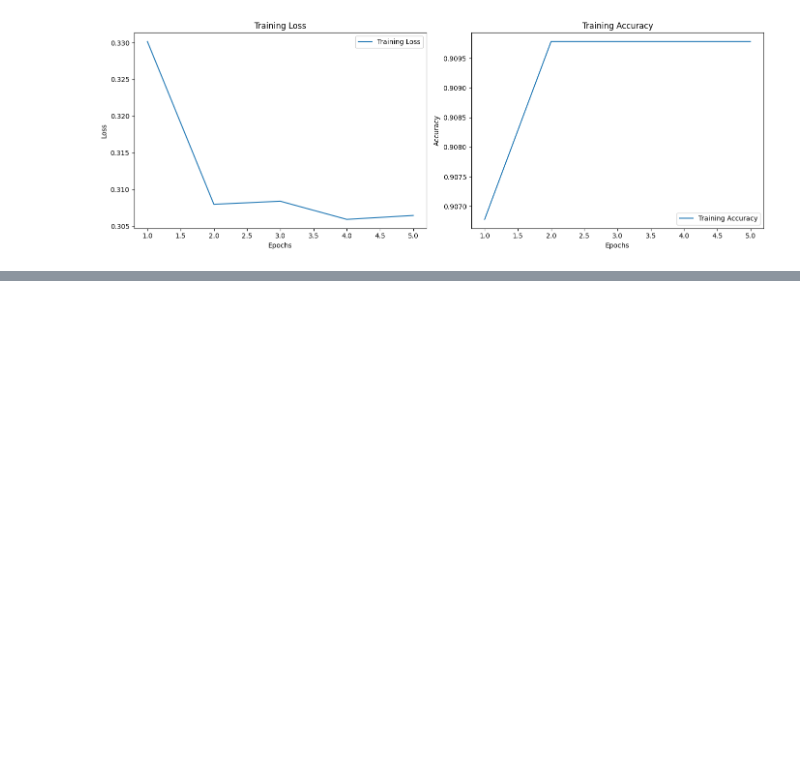
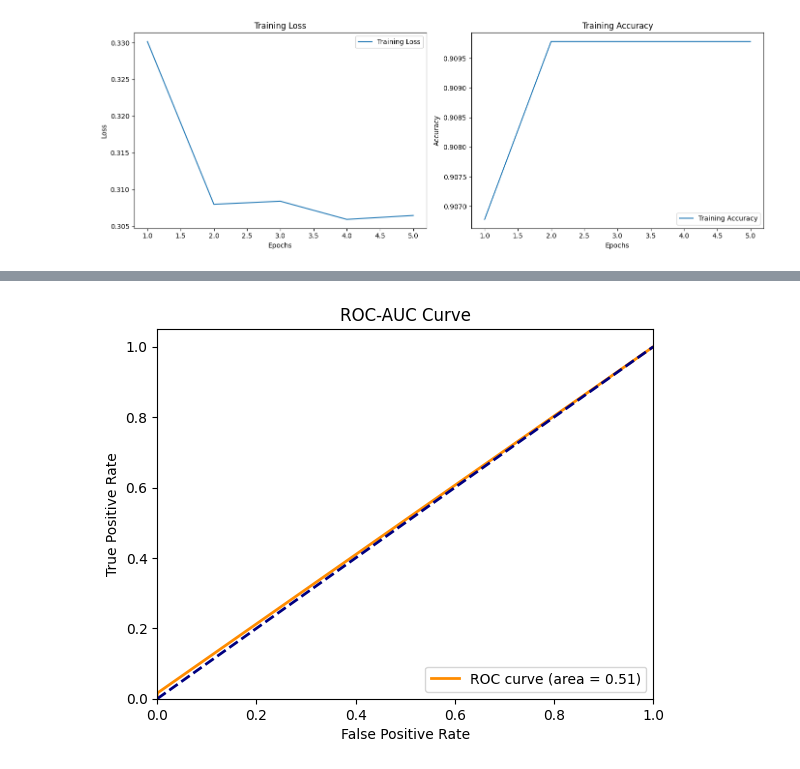
Before and after one commit to konstantinosmpouros/Bioinforming_the_youth_Hackathon, a Jupyter notebook: Protein analysis - Modeling.ipynb, the cells around one changed output, grey strips where cells are left out. Drawn from its saved outputs; the diff is of its cells as text; code cells hidden in the pictures; blank space fills up the shorter version.

```diff
--- a/Protein analysis - Modeling.ipynb
+++ b/Protein analysis - Modeling.ipynb
@@ -500,0 +663,4 @@ hf.plot_history(history)
+# %%
+hf.roc_auc_curve(labels_2p_test, predictions, '2_pair/2p_transformer_1_roc_auc')
+# %% [output]
+[figure, added]
```
Also changed, not shown: parts of 24 cells of this notebook, 5 other files.
